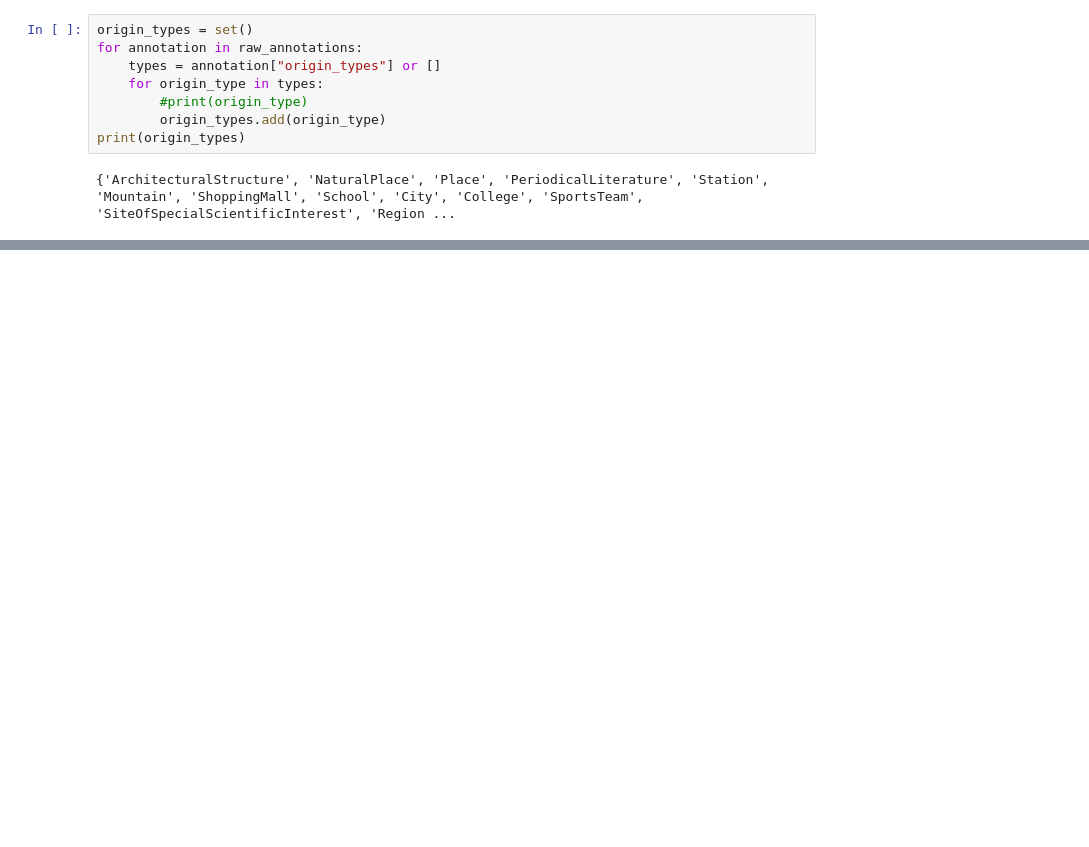
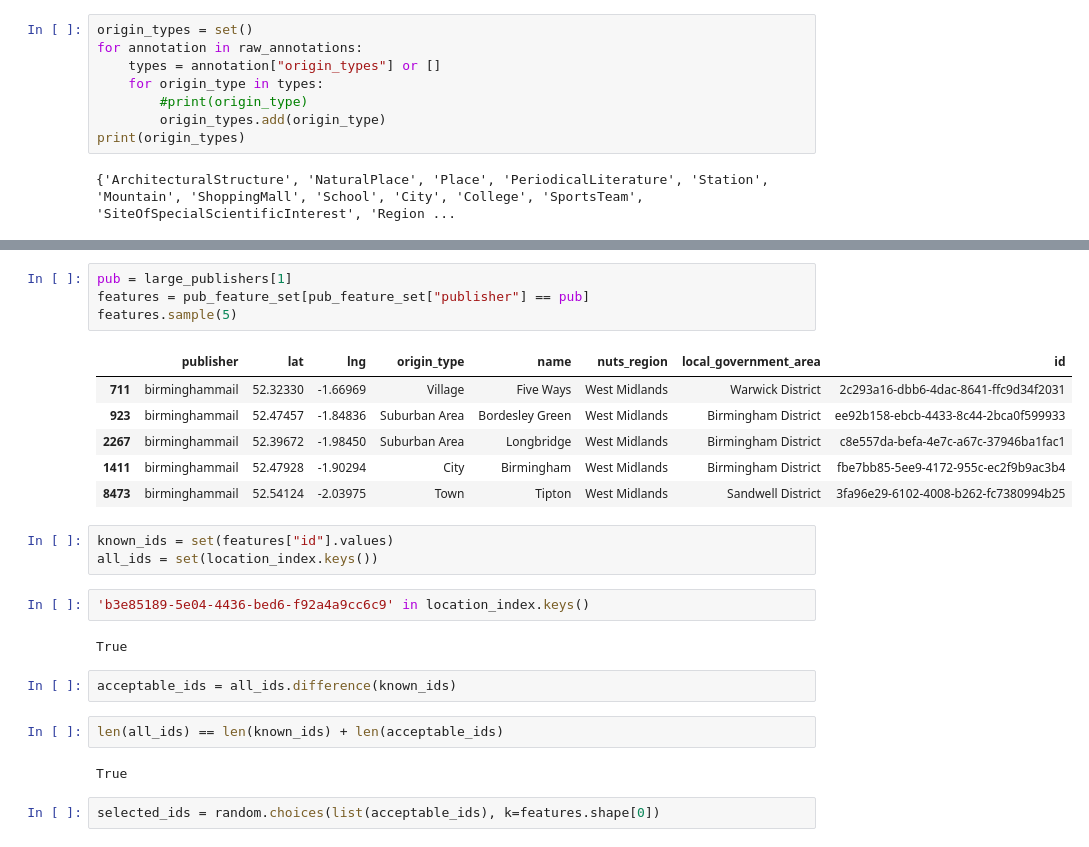
Before and after one commit to ndilsou/location-filter, a Jupyter notebook: notebooks/scratchpad.ipynb, the cells around one changed output, grey strips where cells are left out. Drawn from its saved outputs; the diff is of its cells as text; blank space fills up the shorter version.

```diff
--- a/notebooks/scratchpad.ipynb
+++ b/notebooks/scratchpad.ipynb
@@ -263,0 +331,26 @@ print(origin_types)
+# %%
+pub = large_publishers[1]
+features = pub_feature_set[pub_feature_set["publisher"] == pub]
+features.sample(5)
+# %% [output]
+|  | publisher | lat | lng | origin_type | name | nuts_region | local_government_area | id |
+| 711 | birminghammail | 52.32330 | -1.66969 | Village | Five Ways | West Midlands | Warwick District | 2c293a16-dbb6-4dac-8641-ffc9d34f2031 |
+| 923 | birminghammail | 52.47457 | -1.84836 | Suburban Area | Bordesley Green | West Midlands | Birmingham District | ee92b158-ebcb-4433-8c44-2bca0f599933 |
+| 2267 | birminghammail | 52.39672 | -1.98450 | Suburban Area | Longbridge | West Midlands | Birmingham District | c8e557da-befa-4e7c-a67c-37946ba1fac1 |
+| 1411 | birminghammail | 52.47928 | -1.90294 | City | Birmingham | West Midlands | Birmingham District | fbe7bb85-5ee9-4172-955c-ec2f9b9ac3b4 |
+| 8473 | birminghammail | 52.54124 | -2.03975 | Town | Tipton | West Midlands | Sandwell District | 3fa96e29-6102-4008-b262-fc7380994b25 |
+# %%
+known_ids = set(features["id"].values)
+all_ids = set(location_index.keys())
+# %%
+'b3e85189-5e04-4436-bed6-f92a4a9cc6c9' in location_index.keys()
+# %% [output]
+True
+# %%
+acceptable_ids = all_ids.difference(known_ids)
+# %%
+len(all_ids) == len(known_ids) + len(acceptable_ids)
+# %% [output]
+True
+# %%
+selected_ids = random.choices(list(acceptable_ids), k=features.shape[0])
```
Also changed, not shown: parts of 57 cells of this notebook, 6 other files.
